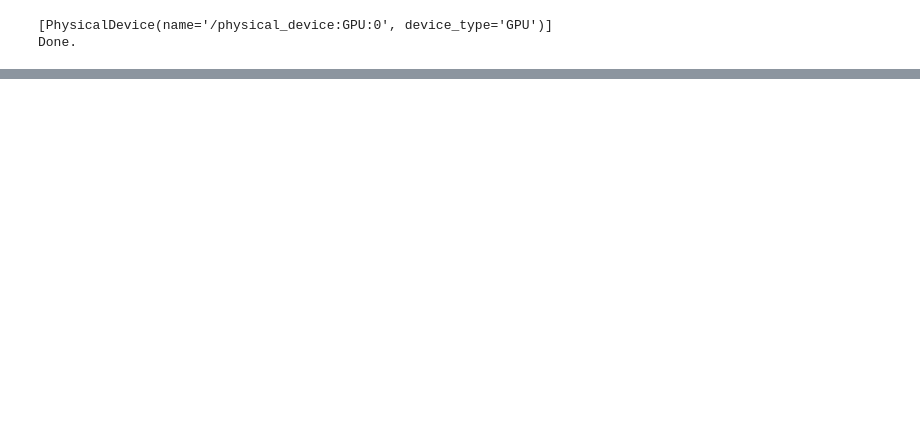
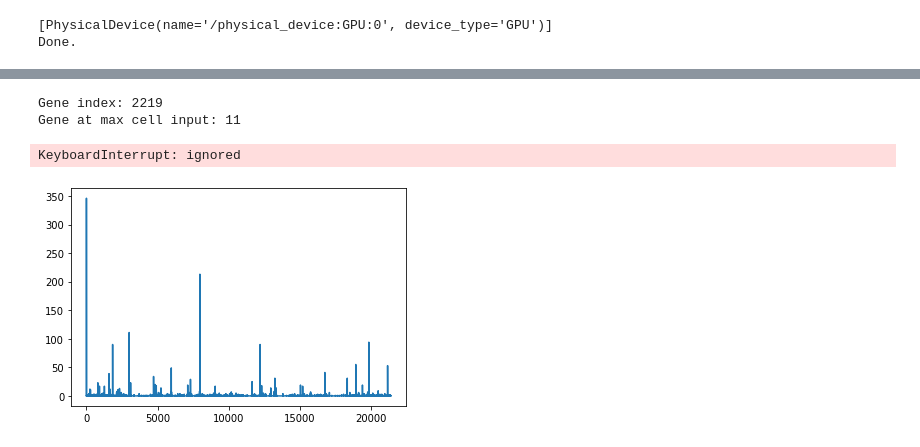
Before and after one commit to itskov/intergene, a Jupyter notebook: intergene.ipynb, the cells around one changed output, grey strips where cells are left out. Saved outputs shown, nothing was run; the diff lists cells and outputs as text; code cells hidden in the pictures; blank space fills up the shorter version.

```diff
--- a/intergene.ipynb
+++ b/intergene.ipynb
@@ -17,0 +56,11 @@ mat = mmread('/content/intergene/data/GSE136049_gene_by_cell_count_matrix.txt')
+# %%
+def get_gene(name):
+  return np.ravel(df.iloc[np.where(genes_anno == name)[0], :])
+
+
+def transform_set(vec):
+  vec = np.array(vec)
+  vec = vec.astype(np.float32)
+  vec[vec == 0] = 0.0
+  vec[vec > 0] = 1.0
+  return vec
@@ -18,2 +102,11 @@ mat = mmread('/content/intergene/data/GSE136049_gene_by_cell_count_matrix.txt')
+# %%
+df = df.iloc[:, np.where(cells_anno['Tissue.type'] == 'Neuron')[0]]
+cells_anno  = cells_anno.iloc[np.where(cells_anno['Tissue.type'] == 'Neuron')[0], :]
+# %%
+
+
+'''good_genes = np.where(df.apply(lambda r: np.any(r > 0), axis=1))[0]
+genes_anno = genes_anno.iloc[good_genes, :]
+df = df.iloc[good_genes, :]'''
 # %%
 from tensorflow.keras import Model
@@ -101,0 +479,57 @@ model.save_weights('./savedModel/model/')
+# %%
+def get_gradients(gene_name):
+      optimizer = tf.keras.optimizers.Adam()
+      ind = np.where(genes_anno == gene_name)[0][0]
+
+      print('Gene index: %d' % (ind,))
+      argmaxval = np.argmax(df.iloc[ind,:])
+      maxval = np.max(np.array(df.iloc[ind,:]))
+      print('Argmax val: %d, its val %d, max val %d' % (argmaxval, df.iloc[ind, argmaxval], maxval))
+      print(df.iloc[ind, argmaxval])
+
+
+      with tf.GradientTape() as tape:
+        #input_dummy = np.reshape(np.array(df.iloc[:, 49028]), (1, -1))
+        input_dummy = np.ones((1, df.shape[0])) * 50
+        print(input_dummy[0, ind])
+        plt.figure()
+        plt.plot(np.ravel(input_dummy))
+        input_variable= tf.Variable(input_dummy, dtype=tf.float32)
+        predictions = model(input_variable)
+        plt.figure()
+        plt.plot(np.ravel(predictions.numpy()))
+        print(predictions[0, ind])
+        #print(np.where(np.ravel(predictions.numpy()) > 0))
+
+        #print(model._outTens)
+        loss = predictions[0, ind]
+
+      #gradients = tape.gradient(loss, input_variable)
+      gradients = tape.gradient(loss, model.trainable_variables)
+      #optimizer.apply_gradients(zip(gradients, model.input))
+
+      print(gradients)
+
+#model = MyModel()
+#model.load_weights('/content/gdrive/My Drive/intergene_network/saved_model/model/')
+
+#get_gradients('str-2')
+gene_name = 'daf-16'
+gene_ind = np.where(genes_anno == gene_name)[0]
+print("Gene index: %d" % (gene_ind))
+
+max_cell = np.argmax(get_gene(gene_name))
+max_cell_arr = np.array(df.iloc[:, max_cell])
+plt.figure()
+plt.plot(max_cell_arr)
+print("Gene at max cell input: %d" % (max_cell_arr[gene_ind],))
+
+output = np.ravel(np.array(model(np.reshape(max_cell_arr, (1, -1)))))
+print("Gene at max cell output: %d" % (output[gene_ind],))
+plt.figure()
+plt.plot(output)
+# %% [output]
+Gene index: 2219
+Gene at max cell input: 11
+KeyboardInterrupt: ignored
+[figure, added]
```
Also changed, not shown: parts of 19 cells of this notebook.
